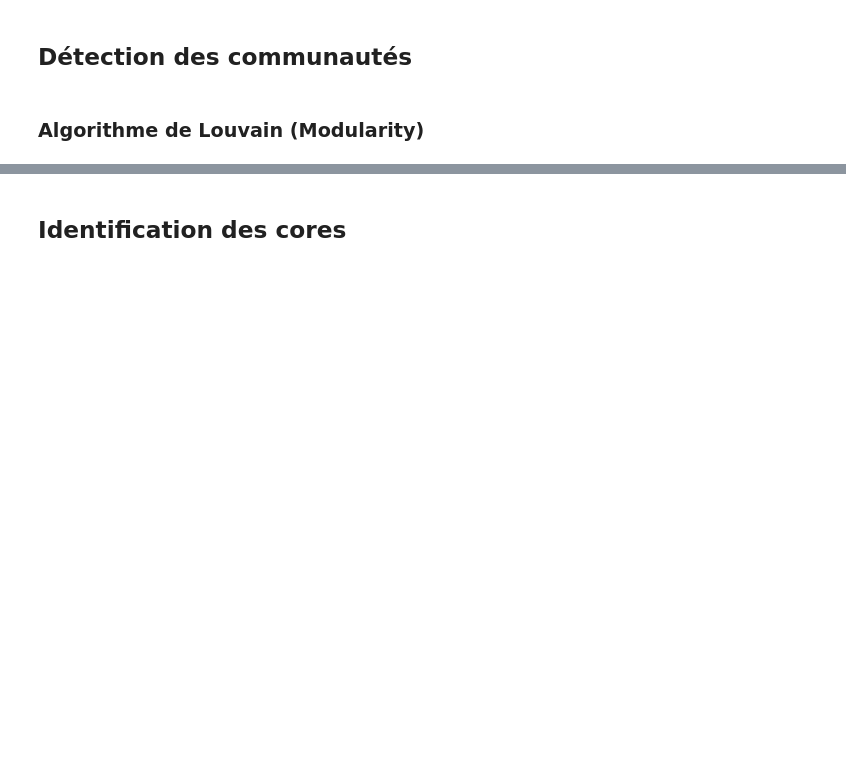
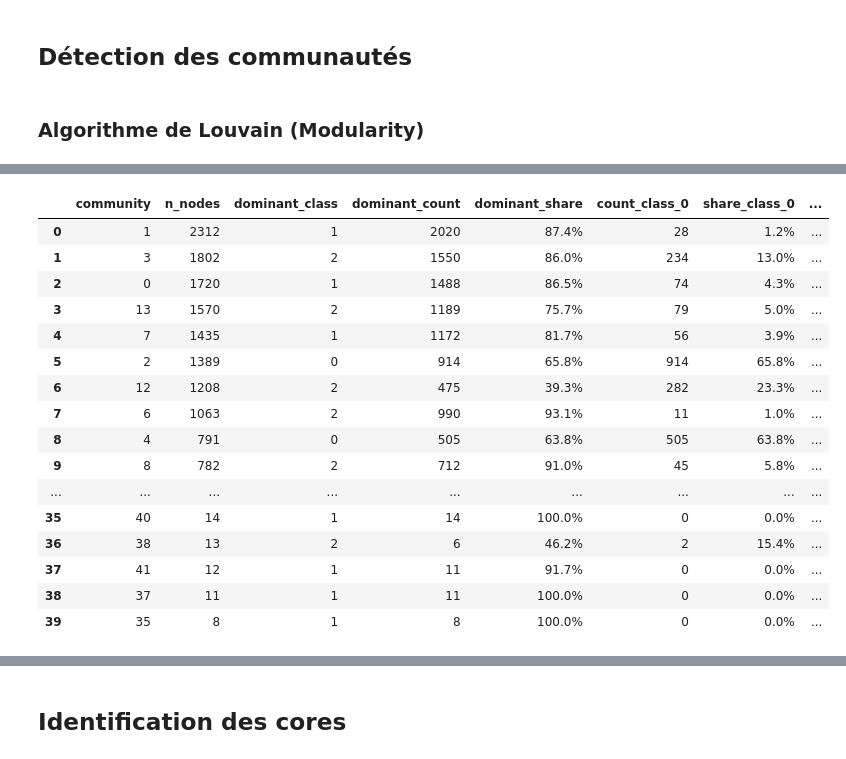
Before and after one commit to QuentinG0304/Graph_ML, a Jupyter notebook: GUIGNARD_LASNE_BOUMARD.ipynb, the cells around one changed output, grey strips where cells are left out. Cells and saved outputs as stored; diff of their text form; code cells hidden in the pictures; blank space fills up the shorter version.

```diff
--- a/GUIGNARD_LASNE_BOUMARD.ipynb
+++ b/GUIGNARD_LASNE_BOUMARD.ipynb
@@ -437,14 +573,11 @@ import networkx as nx
 
 print("--- Détection de communautés : Algorithme de Louvain ---")
 
-# Louvain nécessite un graphe non-orienté
-G_undirected = G.to_undirected()
-
 # Calcul de la meilleure partition (maximisation de la modularité)
-partition = community_louvain.best_partition(G_undirected)
+partition = community_louvain.best_partition(G)
 
 # Calcul du score de modularité Q (mesurant la qualité de la séparation)
-modularity_score = community_louvain.modularity(partition, G_undirected)
+modularity_score = community_louvain.modularity(partition, G)
 
 # Comptage du nombre de communautés trouvées
 num_communities = len(set(partition.values()))
@@ -460,0 +613,72 @@ L'algorithme de Louvain a détecté 38 communautés avec un score de modularité
+# %%
+# --- Statistiques par communauté Louvain : taille et dominance de classe ---
+
+labels = nx.get_node_attributes(G, "y")
+classes = sorted(set(labels.values()))
+
+rows = []
+for community_id in sorted(set(partition.values())):
+    nodes_c = [n for n, c in partition.items() if c == community_id]
+    size_c = len(nodes_c)
+
+    label_counts = pd.Series([labels[n] for n in nodes_c]).value_counts()
+    label_counts = label_counts.reindex(classes, fill_value=0)
+
+    dominant_class = int(label_counts.idxmax())
+    dominant_count = int(label_counts.max())
+    dominant_share = dominant_count / size_c
+
+    row = {
+        "community": community_id,
+        "n_nodes": size_c,
+        "dominant_class": dominant_class,
+        "dominant_count": dominant_count,
+        "dominant_share": dominant_share,
+    }
+
+    for cls in classes:
+        row[f"count_class_{cls}"] = int(label_counts[cls])
+        row[f"share_class_{cls}"] = label_counts[cls] / size_c
+
+    rows.append(row)
+
+comm_df = pd.DataFrame(rows).sort_values("n_nodes", ascending=False).reset_index(drop=True)
+
+# Tableau principal
+print("Top 40 communautés par taille :")
+
+def blue_highlight(col):
+    return ["background-color: #dbeafe; color: #1e3a8a; font-weight: 600"] * len(col)
+
+display(
+    comm_df.head(40).style
+    .format({
+        "dominant_share": "{:.1%}",
+        **{f"share_class_{cls}": "{:.1%}" for cls in classes}
+    })
+    .apply(blue_highlight, subset=["dominant_class"])
+    .apply(blue_highlight, subset=["dominant_share"])
+)
+
+# Statistiques globales pour répondre à la question
+n_communities = len(comm_df)
+majority_50 = (comm_df["dominant_share"] >= 0.50).sum()
+majority_60 = (comm_df["dominant_share"] >= 0.60).sum()
+majority_70 = (comm_df["dominant_share"] >= 0.70).sum()
+weighted_purity = (comm_df["dominant_count"].sum() / comm_df["n_nodes"].sum())
+
+print("\n=== Synthèse homophilie ↔ communautés ===")
+print(f"Nombre total de communautés : {n_communities}")
+print(f"Communautés avec classe majoritaire >= 50% : {majority_50}/{n_communities}")
+print(f"Communautés avec classe majoritaire >= 60% : {majority_60}/{n_communities}")
+print(f"Communautés avec classe majoritaire >= 70% : {majority_70}/{n_communities}")
+print(f"Pureté pondérée globale (classe dominante par communauté) : {weighted_purity:.1%}")
+
+# Réponse explicite à la question posée
+if weighted_purity >= 0.70:
+    print("\nConclusion : OUI, les communautés Louvain sont majoritairement mono-classe.")
+elif weighted_purity >= 0.55:
+    print("\nConclusion : PARTIELLEMENT. Il existe une dominance de classe, mais pas une séparation parfaite.")
+else:
+    print("\nConclusion : NON, les communautés ne sont pas majoritairement définies par une seule classe.")
+# %% [output]
@@ -460,0 +686,17 @@ L'algorithme de Louvain a détecté 38 communautés avec un score de modularité
+|  | community | n_nodes | dominant_class | dominant_count | dominant_share | count_class_0 | share_class_0 | ... |
+| 0 | 1 | 2312 | 1 | 2020 | 87.4% | 28 | 1.2% | ... |
+| 1 | 3 | 1802 | 2 | 1550 | 86.0% | 234 | 13.0% | ... |
+| 2 | 0 | 1720 | 1 | 1488 | 86.5% | 74 | 4.3% | ... |
+| 3 | 13 | 1570 | 2 | 1189 | 75.7% | 79 | 5.0% | ... |
+| 4 | 7 | 1435 | 1 | 1172 | 81.7% | 56 | 3.9% | ... |
+| 5 | 2 | 1389 | 0 | 914 | 65.8% | 914 | 65.8% | ... |
+| 6 | 12 | 1208 | 2 | 475 | 39.3% | 282 | 23.3% | ... |
+| 7 | 6 | 1063 | 2 | 990 | 93.1% | 11 | 1.0% | ... |
+| 8 | 4 | 791 | 0 | 505 | 63.8% | 505 | 63.8% | ... |
+| 9 | 8 | 782 | 2 | 712 | 91.0% | 45 | 5.8% | ... |
+| ... | ... | ... | ... | ... | ... | ... | ... | ... |
+| 35 | 40 | 14 | 1 | 14 | 100.0% | 0 | 0.0% | ... |
+| 36 | 38 | 13 | 2 | 6 | 46.2% | 2 | 15.4% | ... |
+| 37 | 41 | 12 | 1 | 11 | 91.7% | 0 | 0.0% | ... |
+| 38 | 37 | 11 | 1 | 11 | 100.0% | 0 | 0.0% | ... |
+| 39 | 35 | 8 | 1 | 8 | 100.0% | 0 | 0.0% | ... |
```
Also changed, not shown: parts of 46 cells of this notebook, 1 other file.
